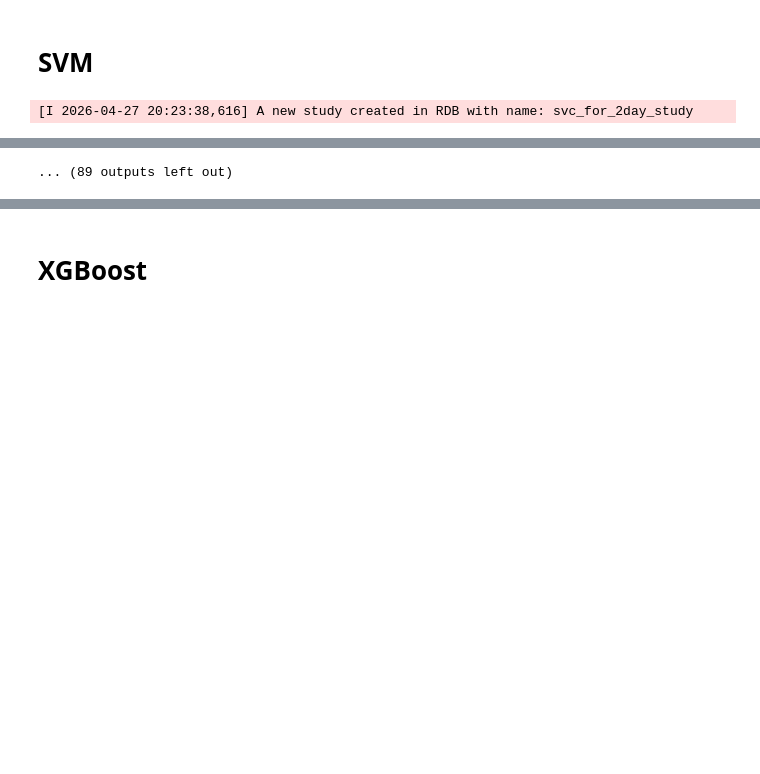
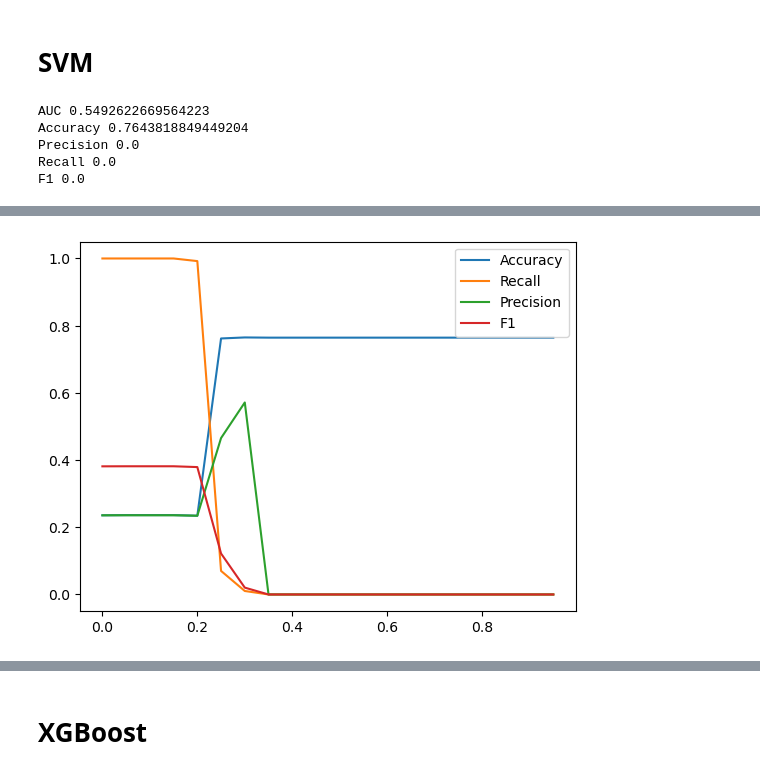
Before and after one commit to Vlad-prog-bit/moex-crisis-prediction, a Jupyter notebook: Models.ipynb, the cells around one changed output, grey strips where cells are left out. Drawn from its saved outputs; the diff is of its cells as text; code cells hidden in the pictures; blank space fills up the shorter version.

```diff
--- a/Models.ipynb
+++ b/Models.ipynb
@@ -334,3 +270,20 @@ sns.lineplot(x = Tr,y = F1, label = 'F1')
 # %%
 file_path = '/Users/vladislav/Desktop/Данные/predictions_for_2_days.xlsx'
 data = pd.read_excel(file_path,index_col='TRADEDATE')
+sifts = range(1,30)
+
+for j in (data.drop('crisis',axis=1)).columns:
+    data[j] = data[j].pct_change(fill_method=None)
+data_copy = data.copy()
+for sh in sifts:
+    for j in (data_copy.drop('crisis',axis=1)).columns:
+        data[f'{j}_lag_{sh}'] = data[j].shift(sh)
+imputer = SimpleImputer(strategy='median')
+train = data.iloc[:int(len(data)*0.6),:]
+test = data.iloc[int(len(data)*0.6):,:]
+x_train = train.drop('crisis',axis=1)
+y_train = train['crisis']
+x_test = test.drop('crisis',axis=1)
+y_test = test['crisis']
+x_train = imputer.fit_transform(x_train)
+x_test = imputer.transform(x_test)
@@ -377,8 +312,56 @@ study = optuna.create_study(
 
 study.optimize(
     objective,
-    n_trials=150,
+    n_trials=ntrials,
     show_progress_bar=True
 )
+study = optuna.load_study(storage='sqlite:///svc_for_2day_study.db',study_name='svc_for_2day_study')
+class_weight = {0:(y_train == 0).sum(),
+                1:(y_train == 1).sum()}
+best_params = study.best_params
+svc_model = SVC(kernel='rbf',probability=True,class_weight=class_weight)
+svc_model.set_params(**best_params)
+svc_model.fit(x_train,y_train)
+y_prob = svc_model.predict_proba(x_test)[:, 1]
+print("AUC",roc_auc_score(y_test, y_prob))
+print("Accuracy",accuracy_score(y_test, (y_prob > 0.5).astype(int)))
+print("Precision",precision_score(
+        y_test,
+        (y_prob > 0.5).astype(int),
+        zero_division=0))
+print(    "Recall",
+    recall_score(
+        y_test,
+        (y_prob > 0.5).astype(int),
+        zero_division=0))
+print("F1",
+    f1_score(
+        y_test,
+        (y_prob > 0.5).astype(int),
+        zero_division=0))
+Accuracy = []
+Recall = []
+Per = []
+Tr = []
+F1 = []
+for t in np.arange(0,1,0.05):
+    y_prob = svc_model.predict_proba(x_test)[:, 1]
+    y_pred = (
+    y_prob > t
+).astype(int)
+    Accuracy.append(accuracy_score(y_test, y_pred))
+    Recall.append(recall_score(y_test, y_pred, zero_division=0))
+    Per.append(precision_score(y_test, y_pred, zero_division=0))
+    F1.append(f1_score(y_test, y_pred, zero_division=0))
+    Tr.append(t)
+plt.figure()
+sns.lineplot(x = Tr,y = Accuracy,label = 'Accuracy')
+sns.lineplot(x = Tr,y = Recall,label = 'Recall')
+sns.lineplot(x = Tr,y = Per, label = 'Precision')
+sns.lineplot(x = Tr,y = F1, label = 'F1')
 # %% [output]
-[I 2026-04-27 20:23:38,616] A new study created in RDB with name: svc_for_2day_study
+AUC 0.5492622669564223
+Accuracy 0.7643818849449204
+Precision 0.0
+Recall 0.0
+F1 0.0
@@ -396 +369 @@ study.optimize(
-... (89 outputs left out)
+[figure, added]
```
Also changed, not shown: parts of 49 cells of this notebook, 1 other file.
